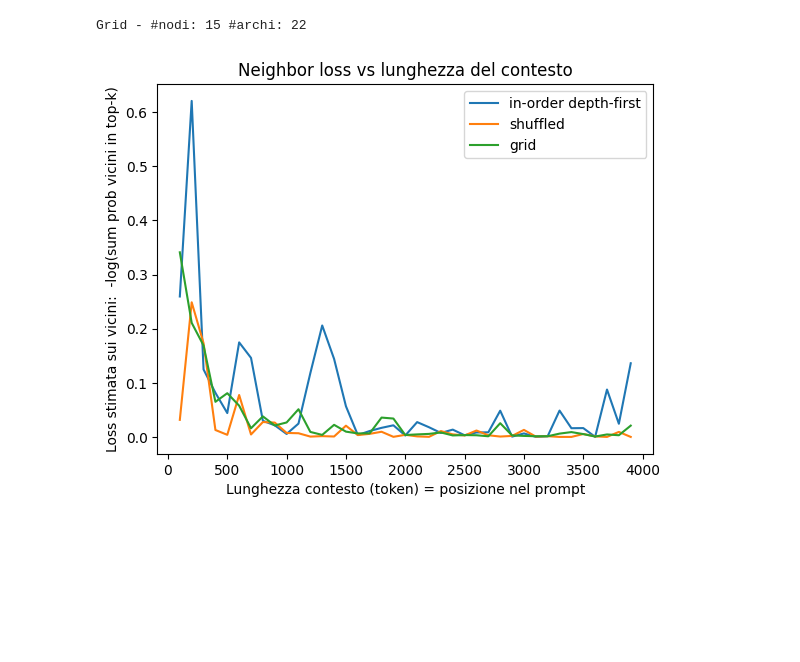
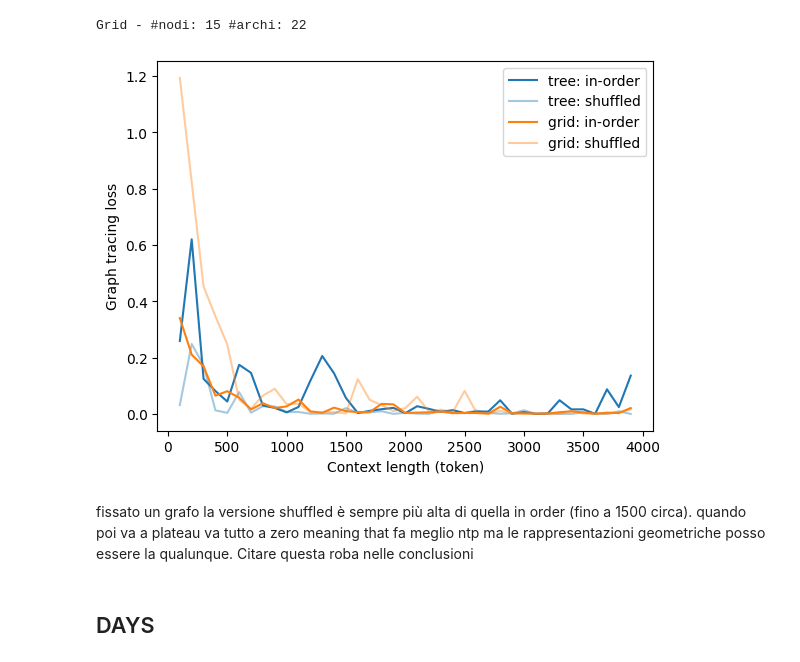
Before and after one commit to Project-Hindenburg/hico, a Jupyter notebook: notebooks/icl_loss.ipynb, the cells around one changed output. Drawn from its saved outputs; the diff is of its cells as text; code cells hidden in the pictures; blank space fills up the shorter version.

Commit message:
loss plot

```diff
--- a/notebooks/icl_loss.ipynb
+++ b/notebooks/icl_loss.ipynb
@@ -162,24 +16,13 @@ VOCAB_PATH = Path("../data/number_ids.txt")
 grid_folder = "shuffled_tree_numbers"
 structure_name = "bin_tree"
 
-EMB_DIR    = Path(f"../embeddings/new/{grid_folder}/")
+EMB_DIR    = Path(f"../embeddings/reps&probs32/{grid_folder}/")
 GRID_PATH  = Path(f"../data/one_random_walk/{grid_folder}/{structure_name}_structure.txt")
 
 hp_grid = Plotter(VOCAB_PATH, GRID_PATH, EMB_DIR)
 
 G = load_graph_from_txt(GRID_PATH, kind="tree")
 print("Grid - #nodi:", G.number_of_nodes(), "#archi:", G.number_of_edges())
-
-# plt.figure(figsize=(8, 6))
-# pos = nx.spring_layout(G, seed=0)
-# nx.draw(
-#     G, pos,
-#     with_labels=True,
-#     node_size=600,
-#     font_size=9
-# )
-# plt.show()
-
 
 logit_file = EMB_DIR / f"final_topk_every100tok_bin_tree_numbers_shuffled_one_rw_2000.pt"
 
@@ -205,12 +48,5 @@ mask = df["ok"].astype(bool) & np.isfinite(df["loss_topk"].astype(float))
 dfv = df.loc[mask].sort_values("length_tokens")
 
 shuffled_tree_numbers_loss = dfv[["length_tokens", "loss_topk"]].copy().to_numpy()
-
-plt.figure()
-plt.plot(shuffled_tree_numbers_loss[:, 0], shuffled_tree_numbers_loss[:, 1])
-plt.xlabel("Lunghezza contesto (token) = posizione nel prompt")
-plt.ylabel("Loss stimata sui vicini:  -log(sum prob vicini in top-k)")
-plt.title("Neighbor loss vs lunghezza del contesto")
-plt.show()
 # %% [output]
 Grid - #nodi: 15 #archi: 14
@@ -282,62 +134,78 @@ VOCAB_PATH = Path("../data/number_ids.txt")
 grid_folder = "grid_numbers"
 structure_name = "grid"
 
-EMB_DIR    = Path(f"../embeddings/new/{grid_folder}/")
+EMB_DIR    = Path(f"../embeddings/reps&probs32/{grid_folder}/")
 GRID_PATH  = Path(f"../data/one_random_walk/{grid_folder}/{structure_name}_structure.txt")
 
 hp_grid = Plotter(VOCAB_PATH, GRID_PATH, EMB_DIR)
 
 G = load_graph_from_txt(GRID_PATH, kind="grid")
 print("Grid - #nodi:", G.number_of_nodes(), "#archi:", G.number_of_edges())
-
-# plt.figure(figsize=(8, 6))
-# pos = nx.spring_layout(G, seed=0)
-# nx.draw(
-#     G, pos,
-#     with_labels=True,
-#     node_size=600,
-#     font_size=9
-# )
-# plt.show()
-
 
 logit_file = EMB_DIR / f"final_topk_every100tok_{grid_folder}_one_rw_2000.pt"
 
 # Carica records top-k
 data = torch.load(logit_file, map_location="cpu")
 records = data.get("records", [])
 
 
 summary, df_loss = compute_neighbor_loss_over_records(
     records, G,
     topk_field="top_decoded",
     probs_field="top_probs",
     lowercase=True,
 )
 
 df = df_loss.copy()
 
 # usa la posizione nel prompt come proxy della "lunghezza del contesto"
 df["length_tokens"] = df["token_position_1based"].astype(int)
 
 # filtra record validi
 mask = df["ok"].astype(bool) & np.isfinite(df["loss_topk"].astype(float))
 dfv = df.loc[mask].sort_values("length_tokens")
 
 grid_numbers_loss = dfv[["length_tokens", "loss_topk"]].copy().to_numpy()
 
+# plt.figure()
+# plt.plot(tree_numbers_loss[:, 0], tree_numbers_loss[:, 1], label="tree: in-order")
+# plt.plot(shuffled_tree_numbers_loss[:, 0], shuffled_tree_numbers_loss[:, 1], label="tree: shuffled")
+# plt.plot(grid_numbers_loss[:, 0], grid_numbers_loss[:, 1], label="grid: in-order")
+# plt.plot(shuffled_grid_numbers_loss[:, 0], shuffled_grid_numbers_loss[:, 1], label="grid: shuffled")
+# plt.legend()
+# plt.xlabel("Context length (token)")
+# plt.ylabel("Graph tracing loss")
+# plt.show()
+
+
+tree_color = "tab:blue"
+grid_color = "tab:orange"
+
 plt.figure()
-plt.plot(tree_numbers_loss[:, 0], tree_numbers_loss[:, 1], label="in-order depth-first")
-plt.plot(shuffled_tree_numbers_loss[:, 0], shuffled_tree_numbers_loss[:, 1], label="shuffled")
-plt.plot(grid_numbers_loss[:, 0], grid_numbers_loss[:, 1], label="grid")
+
+# TREE (stesso colore, uno più chiaro)
+plt.plot(tree_numbers_loss[:, 0], tree_numbers_loss[:, 1],
+         label="tree: in-order", color=tree_color, alpha=1.0)
+plt.plot(shuffled_tree_numbers_loss[:, 0], shuffled_tree_numbers_loss[:, 1],
+         label="tree: shuffled", color=tree_color, alpha=0.4)
+
+# GRID (stesso colore, uno più chiaro)
+plt.plot(grid_numbers_loss[:, 0], grid_numbers_loss[:, 1],
+         label="grid: in-order", color=grid_color, alpha=1.0)
+plt.plot(shuffled_grid_numbers_loss[:, 0], shuffled_grid_numbers_loss[:, 1],
+         label="grid: shuffled", color=grid_color, alpha=0.4)
+
 plt.legend()
-plt.xlabel("Lunghezza contesto (token) = posizione nel prompt")
-plt.ylabel("Loss stimata sui vicini:  -log(sum prob vicini in top-k)")
-plt.title("Neighbor loss vs lunghezza del contesto")
+plt.xlabel("Context length (token)")
+plt.ylabel("Graph tracing loss")
 plt.show()
 # %% [output]
 Grid - #nodi: 15 #archi: 22
-[figure, old version]
+[figure, new version]
+# %% [markdown]
+fissato un grafo la versione shuffled è sempre più alta di quella in order (fino a 1500 circa). quando poi va a plateau va tutto a zero meaning that fa meglio ntp ma le rappresentazioni geometriche posso essere la qualunque. Citare questa roba nelle conclusioni
+# %% [markdown]
+## DAYS
 # %%
 VOCAB_PATH = Path("../data/days_tkid_map.txt")
 
```
Also changed, not shown: parts of 8 cells of this notebook, 1 other file.
